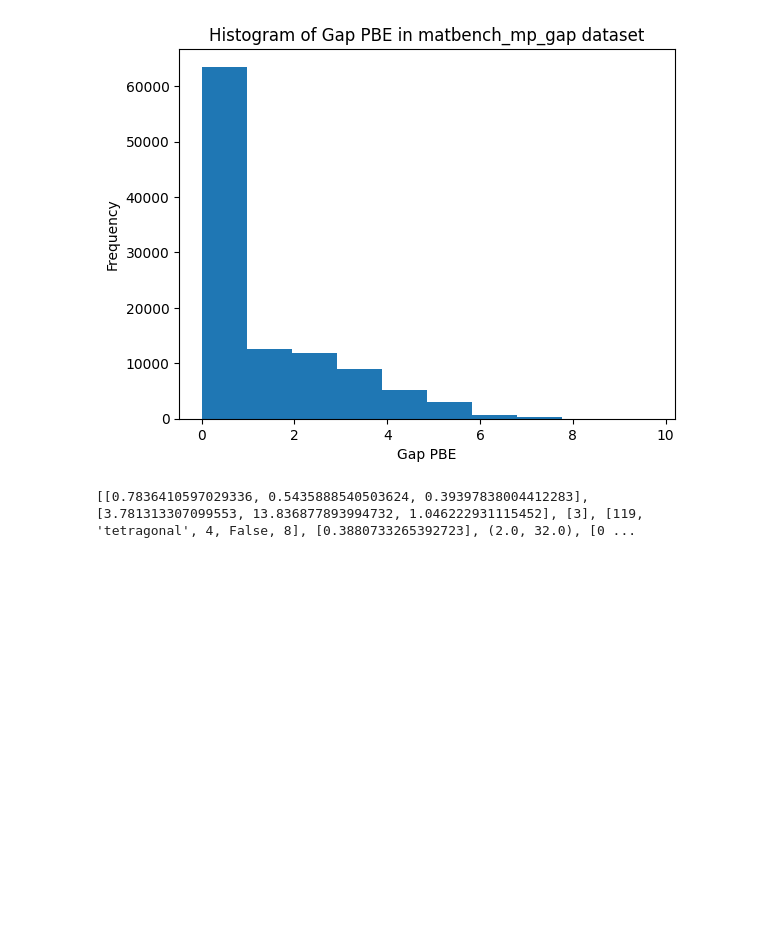
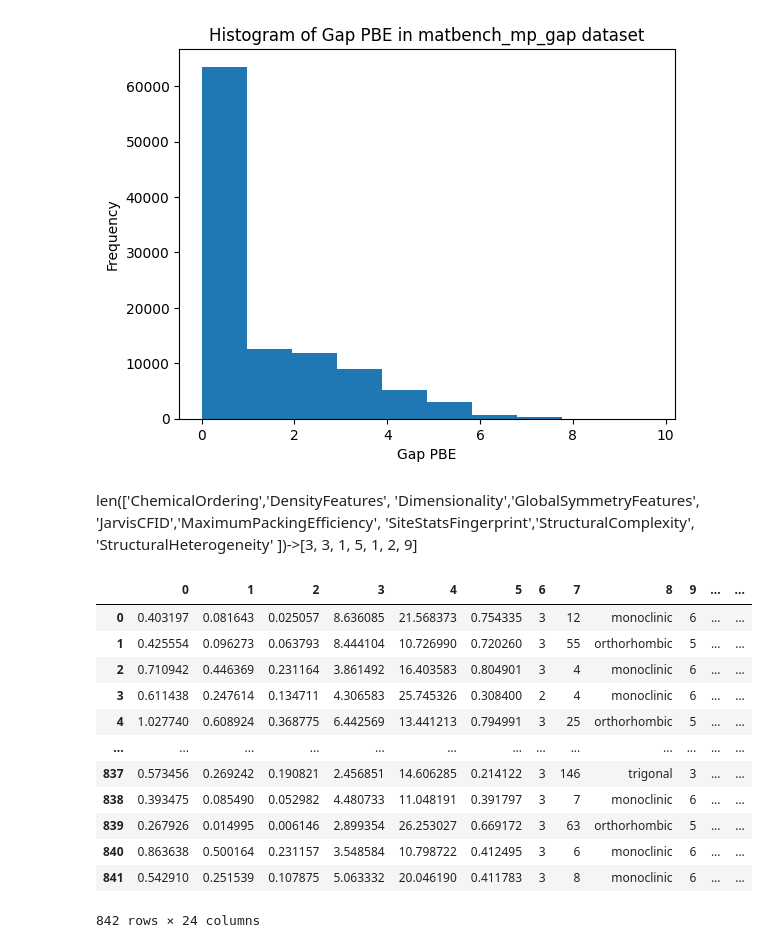
Before and after one commit to sunnyyangyangyang/mse, a Jupyter notebook: assignment/SunnyYangAssignment2.ipynb, the cells around one changed output. Cells and saved outputs as stored; diff of their text form; code cells hidden in the pictures; blank space fills up the shorter version.

```diff
--- a/assignment/SunnyYangAssignment2.ipynb
+++ b/assignment/SunnyYangAssignment2.ipynb
@@ -92,23 +89,0 @@ lens = [len(i) for i in features]
-# %%
-
-# Define the featurizers
-featurizers = [
-    ChemicalOrdering(),
-    DensityFeatures(),
-    Dimensionality(),
-    GlobalSymmetryFeatures(),
-    MaximumPackingEfficiency(),
-    StructuralComplexity(),
-    StructuralHeterogeneity()
-]
-
-# Featurize the input 'x' and collect results in a list
-features_list = []
-for featurizer in featurizers:
-    features = featurizer.featurize(data['structure'][0])
-    features_list.append(features)
-
-# Print the result
-print(features_list)
-# %% [output]
-[[0.7836410597029336, 0.5435888540503624, 0.39397838004412283], [3.781313307099553, 13.836877893994732, 1.046222931115452], [3], [119, 'tetragonal', 4, False, 8], [0.3880733265392723], (2.0, 32.0), [0 ...
@@ -114,0 +101,26 @@ print(features_list)
+# %% [markdown]
+len(['ChemicalOrdering','DensityFeatures',
+  'Dimensionality','GlobalSymmetryFeatures',
+  'JarvisCFID','MaximumPackingEfficiency',
+  'SiteStatsFingerprint','StructuralComplexity',
+  'StructuralHeterogeneity'
+])->[3, 3, 1, 5, 1, 2, 9]
+# %%
+# Read the pickel file named 'processedMaterialFeatures1%312'.
+test = pd.read_pickle('processedMaterialFeatures1%312')
+# %%
+test
+# %% [output]
+|  | 0 | 1 | 2 | 3 | 4 | 5 | 6 | 7 | 8 | 9 | ... | ... |
+| 0 | 0.403197 | 0.081643 | 0.025057 | 8.636085 | 21.568373 | 0.754335 | 3 | 12 | monoclinic | 6 | ... | ... |
+| 1 | 0.425554 | 0.096273 | 0.063793 | 8.444104 | 10.726990 | 0.720260 | 3 | 55 | orthorhombic | 5 | ... | ... |
+| 2 | 0.710942 | 0.446369 | 0.231164 | 3.861492 | 16.403583 | 0.804901 | 3 | 4 | monoclinic | 6 | ... | ... |
+| 3 | 0.611438 | 0.247614 | 0.134711 | 4.306583 | 25.745326 | 0.308400 | 2 | 4 | monoclinic | 6 | ... | ... |
+| 4 | 1.027740 | 0.608924 | 0.368775 | 6.442569 | 13.441213 | 0.794991 | 3 | 25 | orthorhombic | 5 | ... | ... |
+| ... | ... | ... | ... | ... | ... | ... | ... | ... | ... | ... | ... | ... |
+| 837 | 0.573456 | 0.269242 | 0.190821 | 2.456851 | 14.606285 | 0.214122 | 3 | 146 | trigonal | 3 | ... | ... |
+| 838 | 0.393475 | 0.085490 | 0.052982 | 4.480733 | 11.048191 | 0.391797 | 3 | 7 | monoclinic | 6 | ... | ... |
+| 839 | 0.267926 | 0.014995 | 0.006146 | 2.899354 | 26.253027 | 0.669172 | 3 | 63 | orthorhombic | 5 | ... | ... |
+| 840 | 0.863638 | 0.500164 | 0.231157 | 3.548584 | 10.798722 | 0.412495 | 3 | 6 | monoclinic | 6 | ... | ... |
+| 841 | 0.542910 | 0.251539 | 0.107875 | 5.063332 | 20.046190 | 0.411783 | 3 | 8 | monoclinic | 6 | ... | ... |
+842 rows × 24 columns
```
Also changed, not shown: parts of 6 cells of this notebook, 1 other file.
